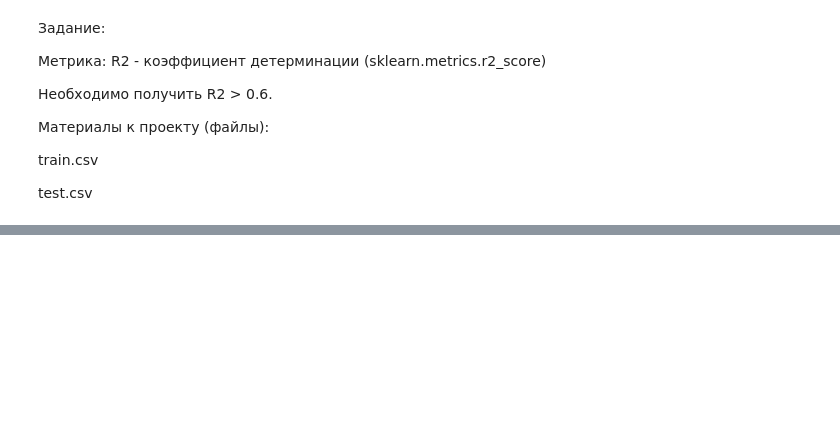
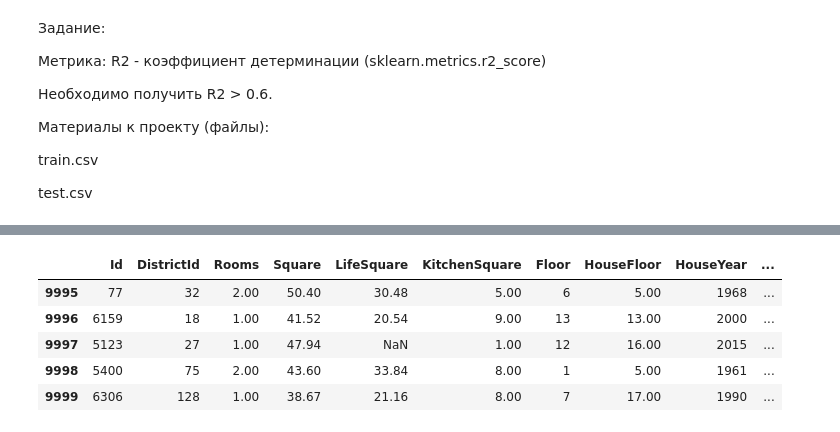
Before and after one commit to BelKaty/-Python-Data-Science-Numpy-Matplotlib-Scikit-learn, a Jupyter notebook: Курсовой проект.ipynb, the cells around one changed output, grey strips where cells are left out. Cells and saved outputs as stored; diff of their text form; code cells hidden in the pictures; blank space fills up the shorter version.

```diff
--- a/Курсовой проект.ipynb
+++ b/Курсовой проект.ipynb
@@ -1127,0 +131,10 @@ https://github.com/pamaxpower/PyLib/blob/main/Course_project/pr/course_project.i
+# %%
+train_df = pd.read_csv(TRAIN)
+train_df.tail()
+# %% [output]
+|  | Id | DistrictId | Rooms | Square | LifeSquare | KitchenSquare | Floor | HouseFloor | HouseYear | ... |
+| 9995 | 77 | 32 | 2.00 | 50.40 | 30.48 | 5.00 | 6 | 5.00 | 1968 | ... |
+| 9996 | 6159 | 18 | 1.00 | 41.52 | 20.54 | 9.00 | 13 | 13.00 | 2000 | ... |
+| 9997 | 5123 | 27 | 1.00 | 47.94 | NaN | 1.00 | 12 | 16.00 | 2015 | ... |
+| 9998 | 5400 | 75 | 2.00 | 43.60 | 33.84 | 8.00 | 1 | 5.00 | 1961 | ... |
+| 9999 | 6306 | 128 | 1.00 | 38.67 | 21.16 | 8.00 | 7 | 17.00 | 1990 | ... |
```
Also changed, not shown: parts of 269 cells of this notebook.
